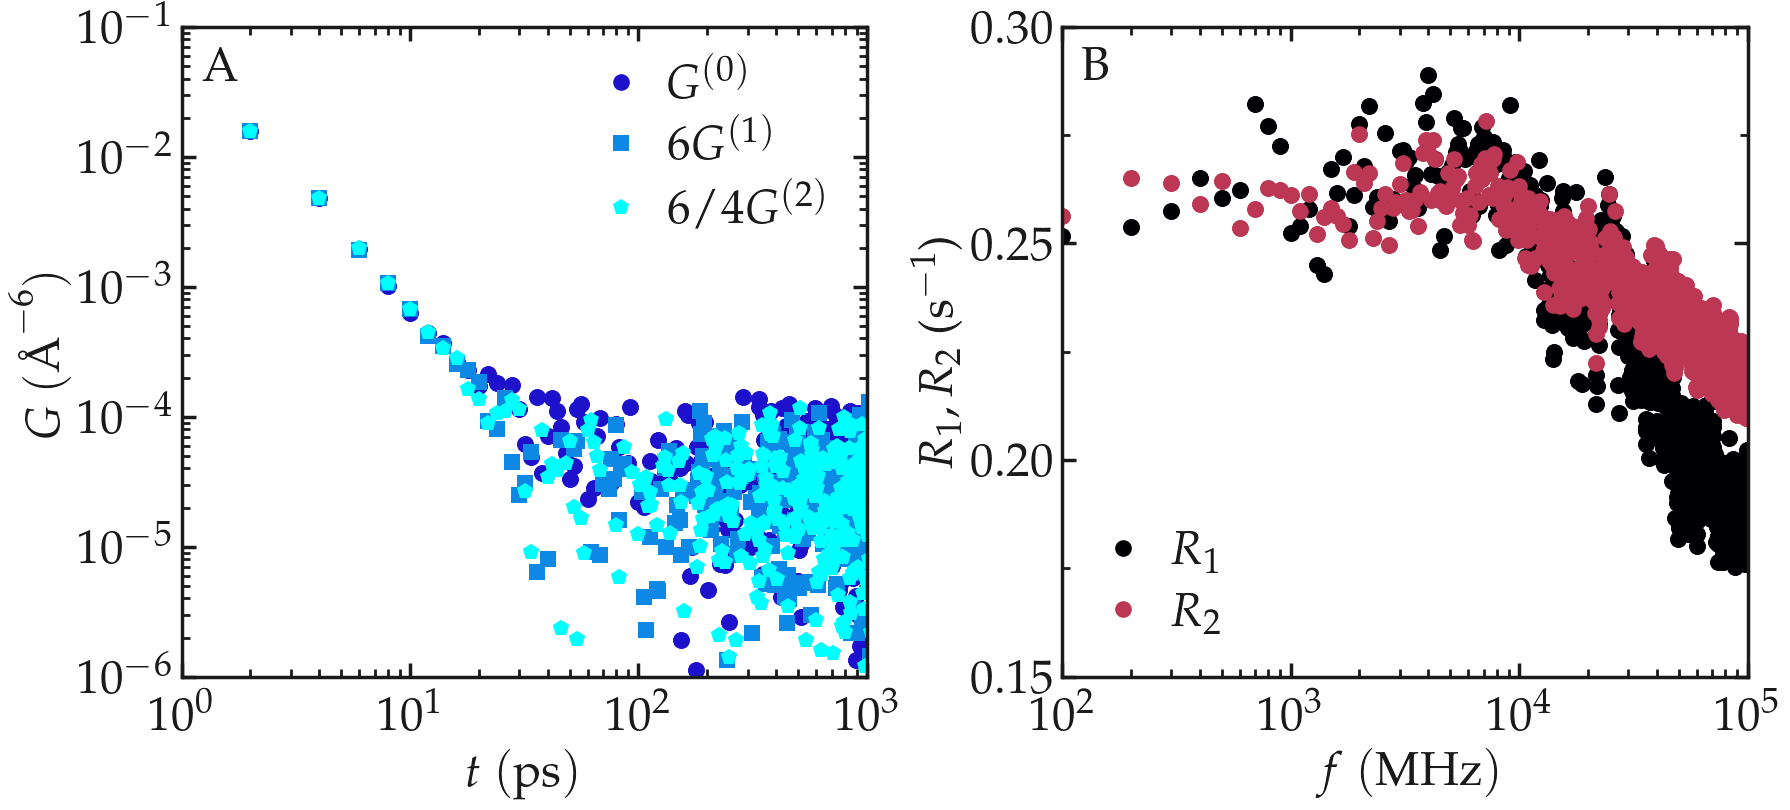
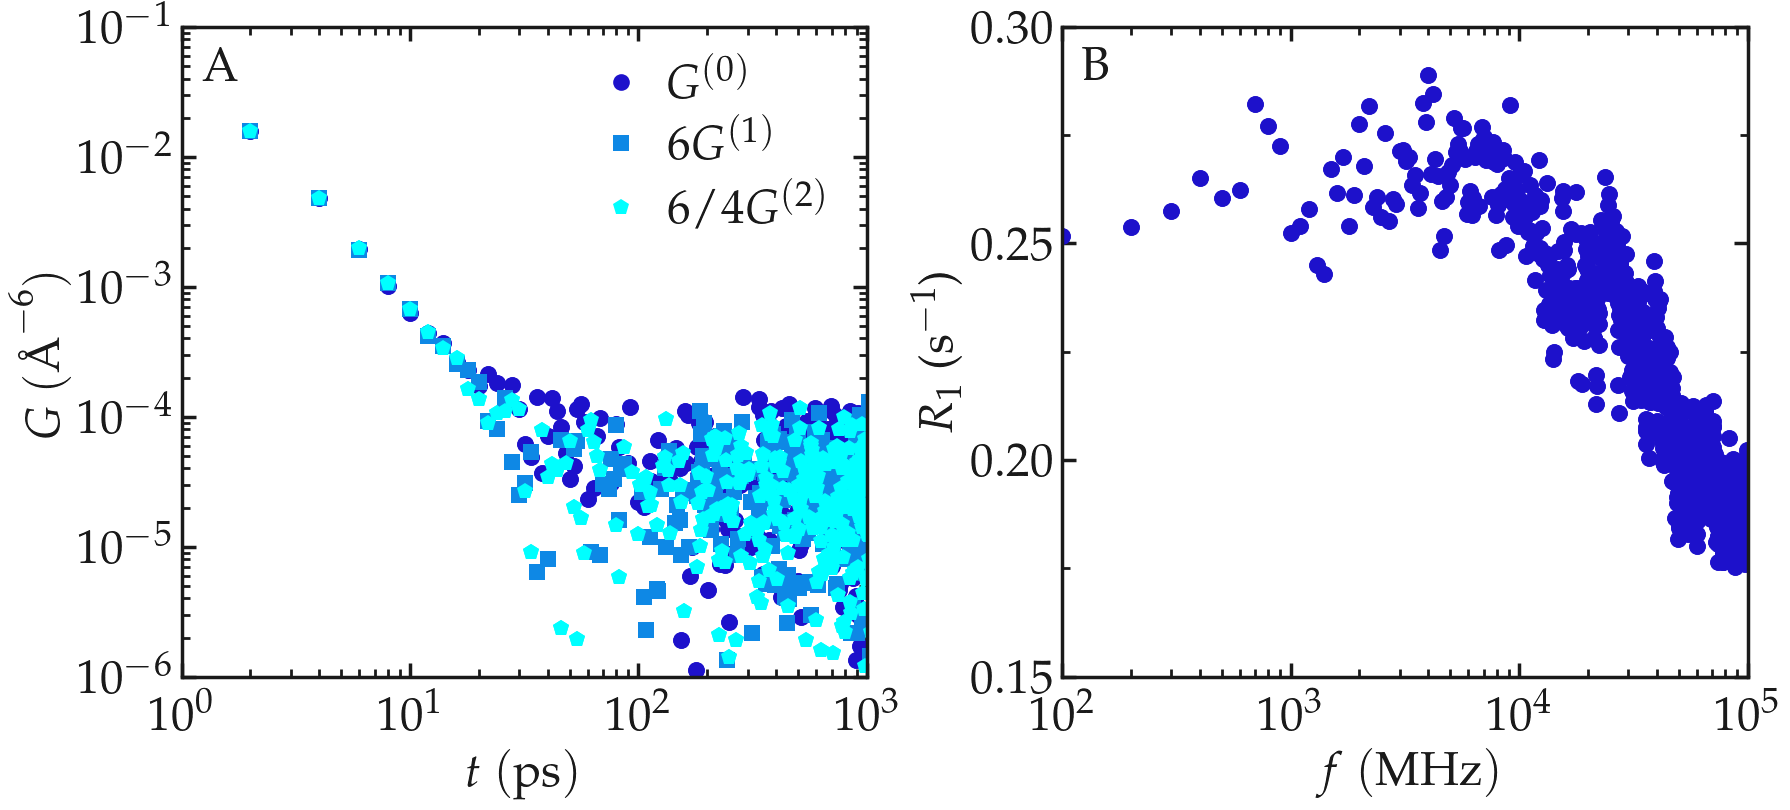
Unified diff of the notebook cell whose output changed from the first chart to the second:
--- before
+++ after
@@ -2,4 +2,5 @@
 
 n = 500
+type = "full"
 
 for dark_mode in [False, True]:
@@ -18,5 +19,4 @@
     for repetition in range(1):
 
-        type = "full"
         result_file =data_path +  f"nmr_{type}/result{n}-{repetition}.npy"
         data = np.load(result_file, allow_pickle=True).item()
@@ -58,5 +58,5 @@
     # Panel 2
     myplt.add_panel()
-    colors = cmap_inferno(np.linspace(0, 1, 3))
+    # colors = cmap_inferno(np.linspace(0, 1, 3))
 
     for repetition in range(1):
@@ -73,10 +73,10 @@
                 marker = "o", data_color = colors[0][:3], markersize = 12,
                 data_label = r'$R_1$')
-    myplt.add_plot(x = f, y = R2, type = "semilogx", linewidth_data = 3,
-        marker = "o", data_color = colors[-2][:3], markersize = 12,
-        data_label = r'$R_2$')
+    # myplt.add_plot(x = f, y = R2, type = "semilogx", linewidth_data = 3,
+    #     marker = "o", data_color = colors[-2][:3], markersize = 12,
+    #     data_label = r'$R_2$')
     
-    myplt.complete_panel(ylabel = r'$R_1, R_2$ (s$^{-1}$)', xlabel = r'$f~(\mathrm{MHz})$',
-                         xpad = 15, legend=True, handlelength_legend=1)
+    myplt.complete_panel(ylabel = r'$R_1$ (s$^{-1}$)', xlabel = r'$f~(\mathrm{MHz})$',
+                         xpad = 15, legend=False, handlelength_legend=1)
     myplt.set_boundaries(x_boundaries=(100, 1e5), y_boundaries=(0.15, 0.3), y_ticks = [0.15, 0.2, 0.25, 0.3])
 

Commit: added spectrum R1